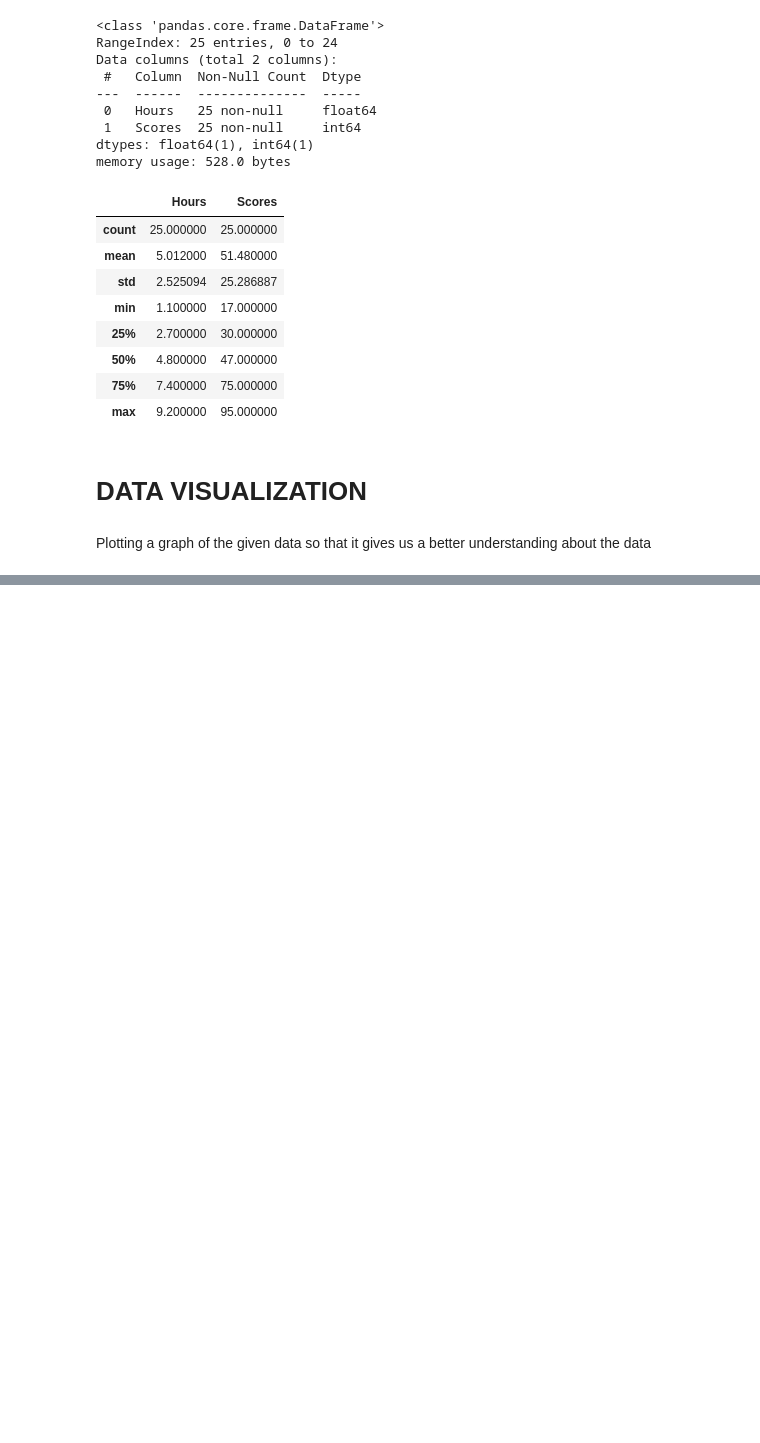
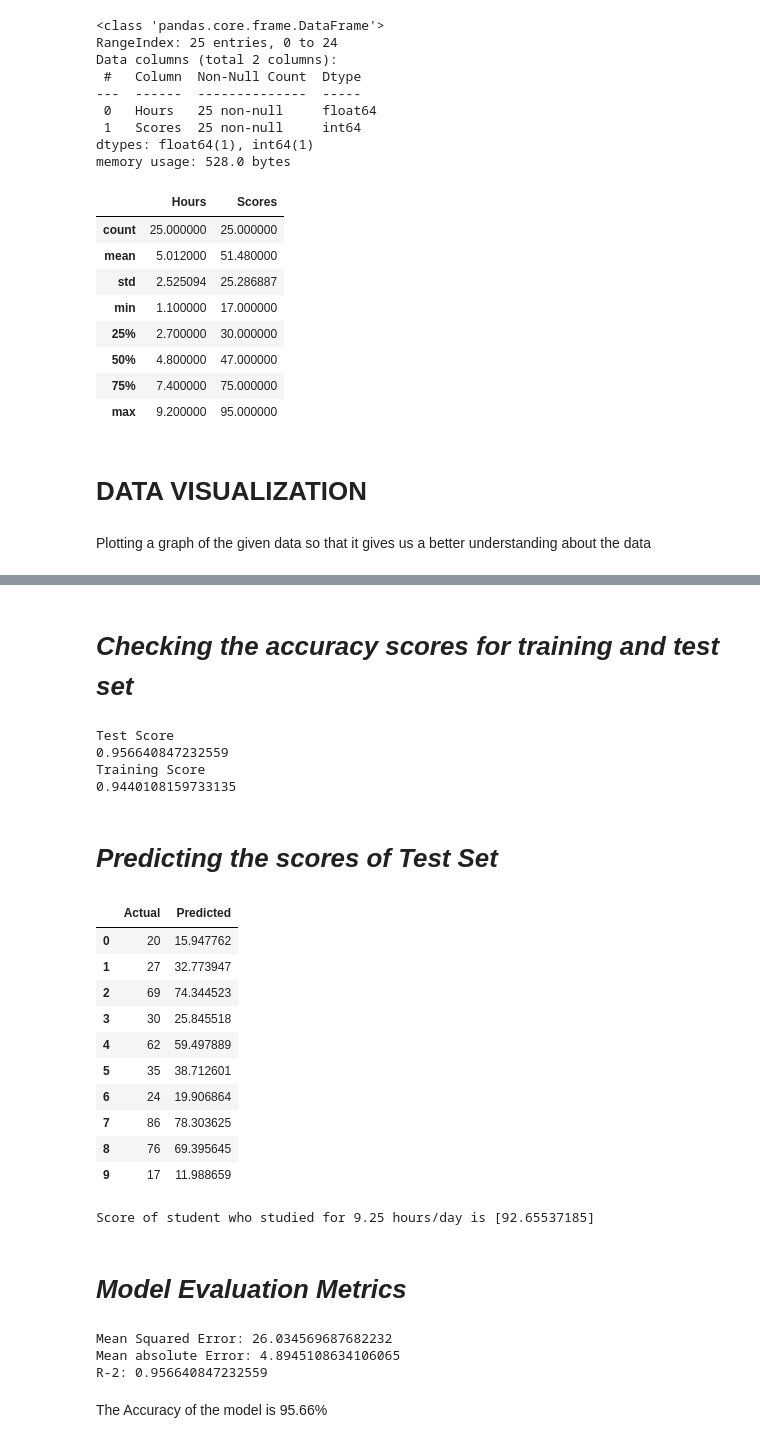
Before and after one commit to ananya-jaikumar/TSF-DataScience-and-Business-Analytis-Internship-Tasks, a Jupyter notebook: Prediction_using_supervised_ML.ipynb, the cells around one changed output, grey strips where cells are left out. Saved outputs shown, nothing was run; the diff lists cells and outputs as text; code cells hidden in the pictures; blank space fills up the shorter version.

```diff
--- a/Prediction_using_supervised_ML.ipynb
+++ b/Prediction_using_supervised_ML.ipynb
@@ -73,0 +120,3 @@ Plotting a graph of the given data so that it gives us a better understanding ab
+# %%
+print(x_test)
+y_pred = regressor.predict(x_test)
@@ -73,0 +134,50 @@ Plotting a graph of the given data so that it gives us a better understanding ab
+# %% [markdown]
+# ***Checking the accuracy scores for training and test set***
+# %%
+print('Test Score')
+print(regressor.score(x_test, y_test))
+print('Training Score')
+print(regressor.score(x_train, y_train))
+# %% [output]
+Test Score
+0.956640847232559
+Training Score
+0.9440108159733135
+# %% [markdown]
+# ***Predicting the scores of Test Set***
+# %%
+df = pd.DataFrame({'Actual' : y_test, 'Predicted' : y_pred})
+df
+# %% [output]
+|  | Actual | Predicted |
+| 0 | 20 | 15.947762 |
+| 1 | 27 | 32.773947 |
+| 2 | 69 | 74.344523 |
+| 3 | 30 | 25.845518 |
+| 4 | 62 | 59.497889 |
+| 5 | 35 | 38.712601 |
+| 6 | 24 | 19.906864 |
+| 7 | 86 | 78.303625 |
+| 8 | 76 | 69.395645 |
+| 9 | 17 | 11.988659 |
+# %%
+#Predicting the score for 9.25 hours
+print('Score of student who studied for 9.25 hours/day is', regressor.predict([[9.25]]))
+# %% [output]
+Score of student who studied for 9.25 hours/day is [92.65537185]
+# %% [markdown]
+# ***Model Evaluation Metrics***
+# %%
+#Checking the efficiency of model
+from sklearn import metrics
+mean_squ_error = mean_squared_error(y_test, y_pred)
+mean_abs_error = mean_absolute_error(y_test, y_pred)
+print("Mean Squared Error:",mean_squ_error)
+print("Mean absolute Error:",mean_abs_error)
+print('R-2:', metrics.r2_score(y_test, y_pred))
+# %% [output]
+Mean Squared Error: 26.034569687682232
+Mean absolute Error: 4.8945108634106065
+R-2: 0.956640847232559
+# %% [markdown]
+The Accuracy of the model is 95.66%
```
Also changed, not shown: parts of 9 cells of this notebook.
